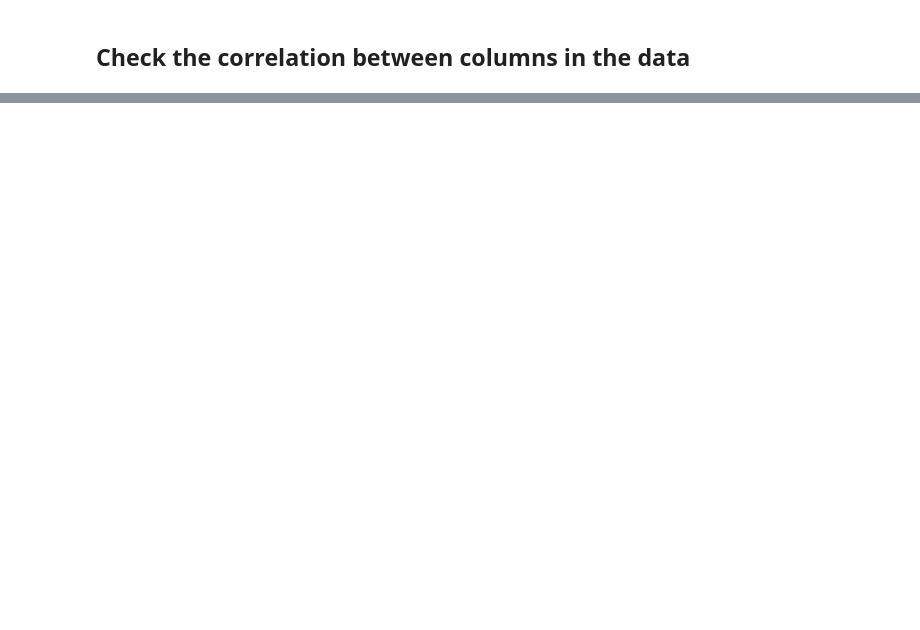
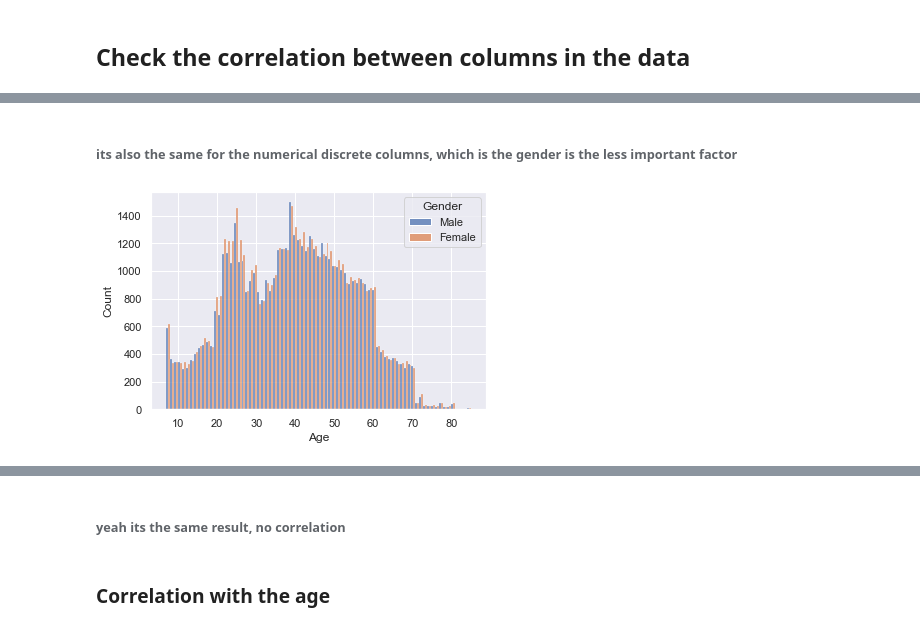
Before and after one commit to RodzanIskandar/Airline_Passenger_satisfaction, a Jupyter notebook: Data Analysis APS.ipynb, the cells around one changed output, grey strips where cells are left out. Saved outputs shown, nothing was run; the diff lists cells and outputs as text; code cells hidden in the pictures; blank space fills up the shorter version.

```diff
--- a/Data Analysis APS.ipynb
+++ b/Data Analysis APS.ipynb
@@ -149,0 +190,4 @@ for col in cat_columns:
+# %%
+for col in num_columns_discrete:
+    plt.figure()
+    sns.countplot(data=df, x=col, hue='Gender')
@@ -149,0 +209,8 @@ for col in cat_columns:
+# %% [markdown]
+###### its also the same for the numerical discrete columns, which is the gender is the less important factor
+# %%
+for col in num_columns_continue:
+    plt.figure()
+    sns.histplot(data=df, x=col, hue='Gender', multiple='dodge')
+# %% [output]
+[figure, added]
@@ -149,0 +220,4 @@ for col in cat_columns:
+# %% [markdown]
+###### yeah its the same result, no correlation
+# %% [markdown]
+### Correlation with the age
```
Also changed, not shown: parts of 35 cells of this notebook.
